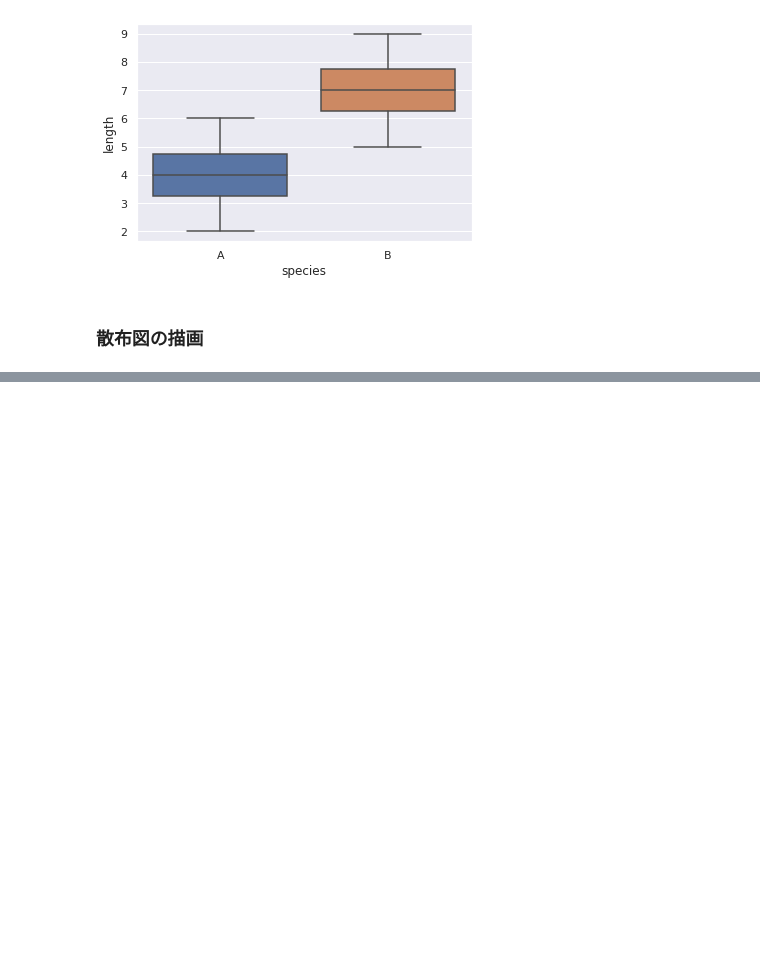
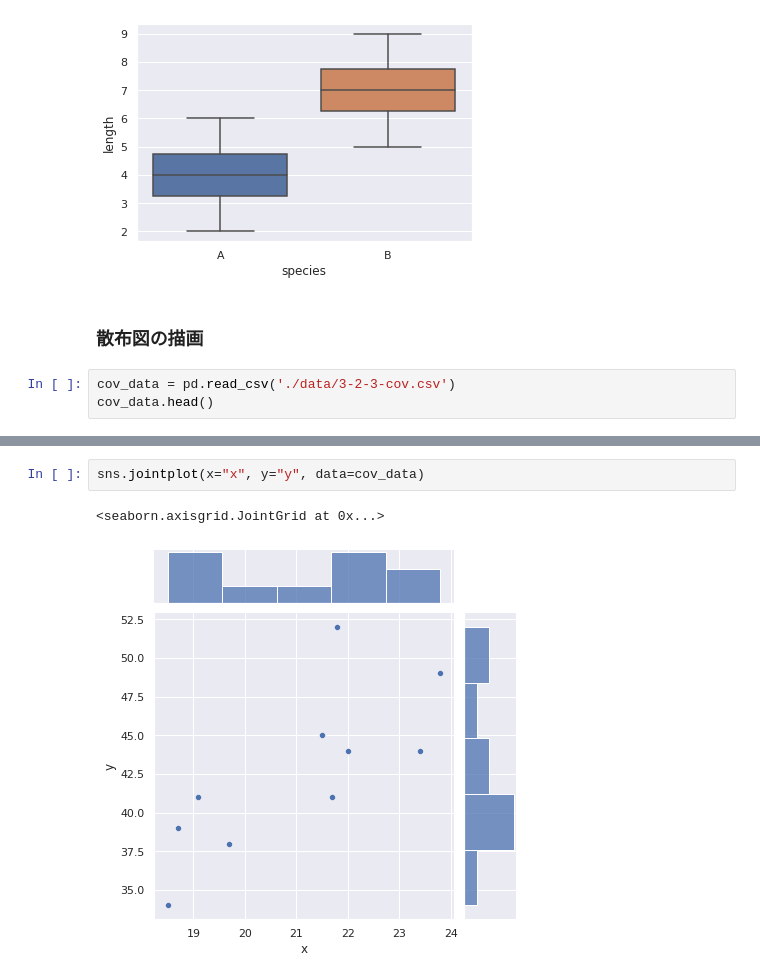
Before and after one commit to naanahi/statistics_learn_python, a Jupyter notebook: src/test_l3.ipynb, the cells around one changed output, grey strips where cells are left out. Cells and saved outputs as stored; diff of their text form; blank space fills up the shorter version.

```diff
--- a/src/test_l3.ipynb
+++ b/src/test_l3.ipynb
@@ -76,3 +77,6 @@ sns.boxplot(x="species", y="length", data=fish_multi)
 [figure]
 # %% [markdown]
 ### 散布図の描画
+# %%
+cov_data = pd.read_csv('./data/3-2-3-cov.csv')
+cov_data.head()
@@ -78,0 +90,5 @@ sns.boxplot(x="species", y="length", data=fish_multi)
+# %%
+sns.jointplot(x="x", y="y", data=cov_data)
+# %% [output]
+<seaborn.axisgrid.JointGrid at 0x...>
+[figure, added]
```
Also changed, not shown: parts of 8 cells of this notebook, 2 other files.
